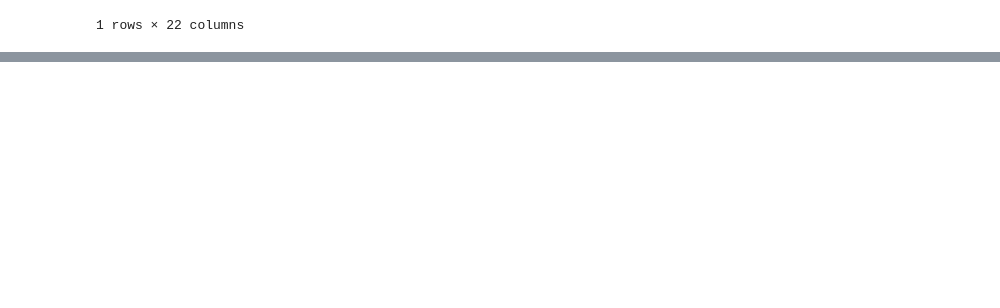
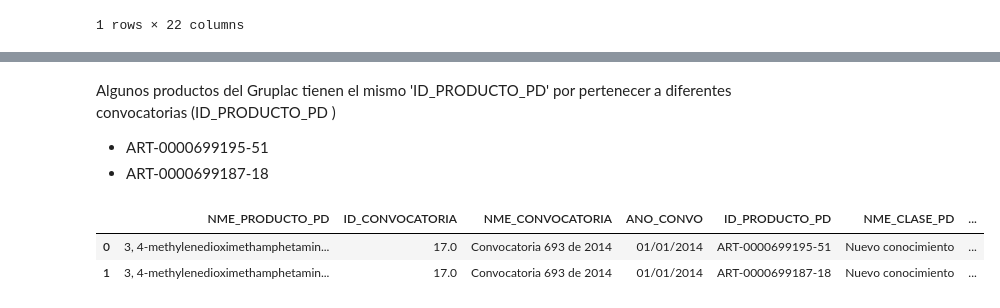
Before and after one commit to colav-playground/open_scienti, a Jupyter notebook: open.ipynb, the cells around one changed output, grey strips where cells are left out. Cells and saved outputs as stored; diff of their text form; code cells hidden in the pictures; blank space fills up the shorter version.

```diff
--- a/open.ipynb
+++ b/open.ipynb
@@ -202,0 +364,2 @@ co[co.title.str.lower().apply(unidecode).str.contains('^rosuvastatin' )]
+# %%
+kk=mt.sort_values('ratio',ascending=False).drop_duplicates(subset=['ID_PRODUCTO_PD'])
@@ -202,0 +370,12 @@ co[co.title.str.lower().apply(unidecode).str.contains('^rosuvastatin' )]
+# %% [markdown]
+Algunos productos del Gruplac tienen el mismo 'ID_PRODUCTO_PD'  por pertenecer a diferentes convocatorias (ID_PRODUCTO_PD )
+* ART-0000699195-51
+* ART-0000699187-18
+# %%
+kk[kk.duplicated(subset='NME_PRODUCTO_PD',keep=False)
+  ].sort_values('NME_PRODUCTO_PD'
+  )[['NME_PRODUCTO_PD']].merge(df,on='NME_PRODUCTO_PD',how='left')[:2]
+# %% [output]
+|  | NME_PRODUCTO_PD | ID_CONVOCATORIA | NME_CONVOCATORIA | ANO_CONVO | ID_PRODUCTO_PD | NME_CLASE_PD | ... |
+| 0 | 3, 4-methylenedioximethamphetamin... | 17.0 | Convocatoria 693 de 2014 | 01/01/2014 | ART-0000699195-51 | Nuevo conocimiento | ... |
+| 1 | 3, 4-methylenedioximethamphetamin... | 17.0 | Convocatoria 693 de 2014 | 01/01/2014 | ART-0000699187-18 | Nuevo conocimiento | ... |
```
Also changed, not shown: parts of 62 cells of this notebook.
